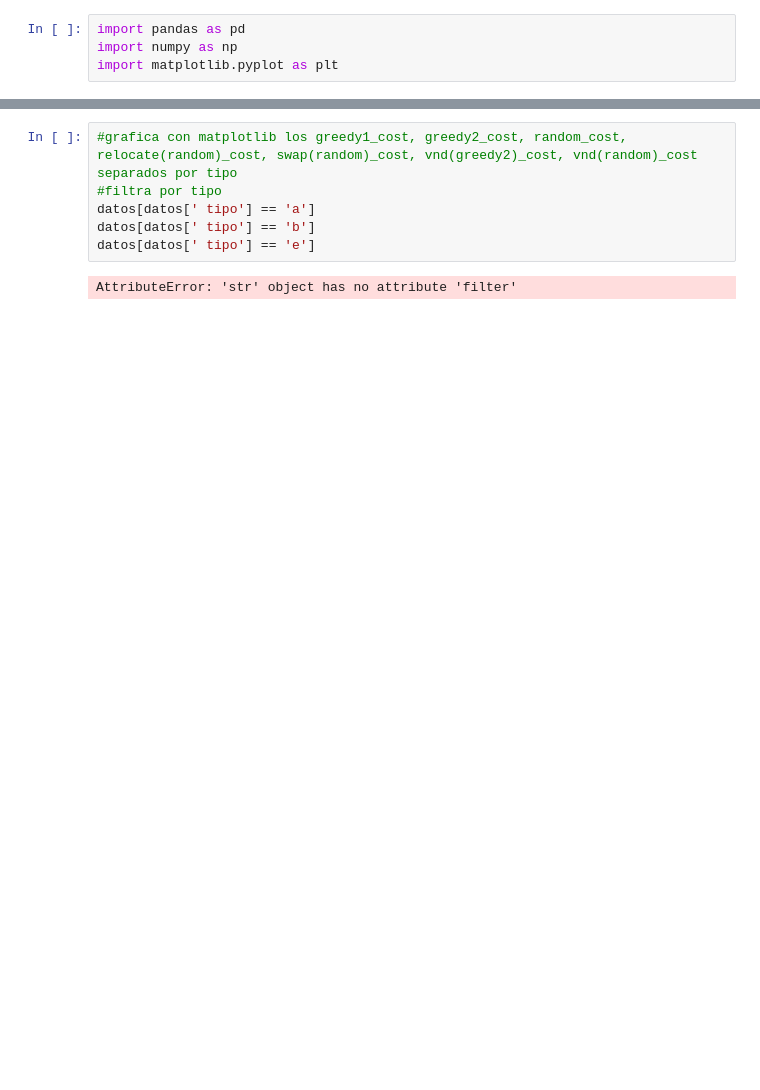
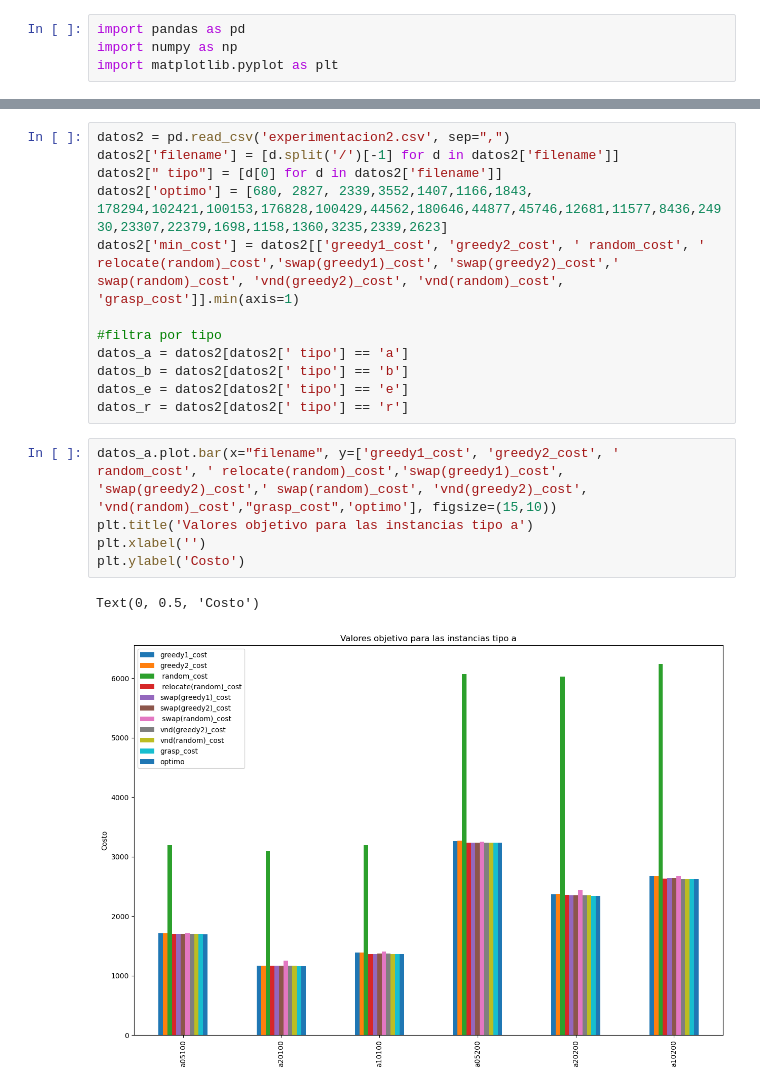
Before and after one commit to tomasglauberman/TP_GAP, a Jupyter notebook: src/experimentacion.ipynb, the cells around one changed output, grey strips where cells are left out. Cells and saved outputs as stored; diff of their text form; blank space fills up the shorter version.

```diff
--- a/src/experimentacion.ipynb
+++ b/src/experimentacion.ipynb
@@ -56,8 +38,20 @@ datos
-# %%
-#grafica con matplotlib los greedy1_cost, greedy2_cost, random_cost, relocate(random)_cost, swap(random)_cost, vnd(greedy2)_cost, vnd(random)_cost separados por tipo
-#filtra por tipo
-datos[datos[' tipo'] == 'a']
-datos[datos[' tipo'] == 'b']
-datos[datos[' tipo'] == 'e']
-# %% [output]
-AttributeError: 'str' object has no attribute 'filter'
+# %%
+datos2 = pd.read_csv('experimentacion2.csv', sep=",")
+datos2['filename'] = [d.split('/')[-1] for d in datos2['filename']]
+datos2[" tipo"] = [d[0] for d in datos2['filename']]
+datos2['optimo'] = [680, 2827, 2339,3552,1407,1166,1843, 178294,102421,100153,176828,100429,44562,180646,44877,45746,12681,11577,8436,24930,23307,22379,1698,1158,1360,3235,2339,2623]
+datos2['min_cost'] = datos2[['greedy1_cost', 'greedy2_cost', ' random_cost', ' relocate(random)_cost','swap(greedy1)_cost', 'swap(greedy2)_cost',' swap(random)_cost', 'vnd(greedy2)_cost', 'vnd(random)_cost', 'grasp_cost']].min(axis=1)
+
+#filtra por tipo
+datos_a = datos2[datos2[' tipo'] == 'a']
+datos_b = datos2[datos2[' tipo'] == 'b']
+datos_e = datos2[datos2[' tipo'] == 'e']
+datos_r = datos2[datos2[' tipo'] == 'r']
+# %%
+datos_a.plot.bar(x="filename", y=['greedy1_cost', 'greedy2_cost', ' random_cost', ' relocate(random)_cost','swap(greedy1)_cost', 'swap(greedy2)_cost',' swap(random)_cost', 'vnd(greedy2)_cost', 'vnd(random)_cost',"grasp_cost",'optimo'], figsize=(15,10))
+plt.title('Valores objetivo para las instancias tipo a')
+plt.xlabel('')
+plt.ylabel('Costo')
+# %% [output]
+Text(0, 0.5, 'Costo')
+[figure, added]
```
Also changed, not shown: parts of 8 cells of this notebook.
